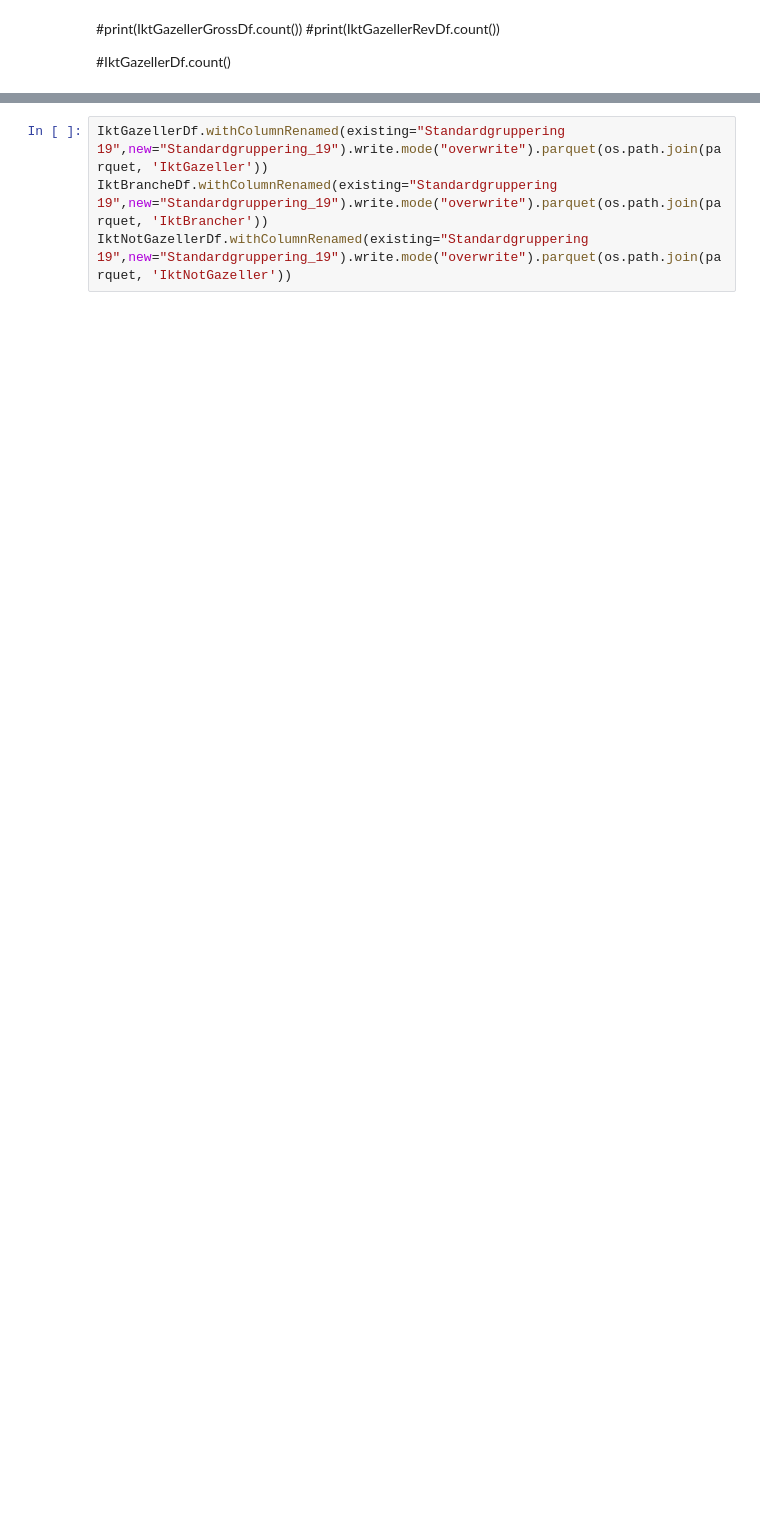
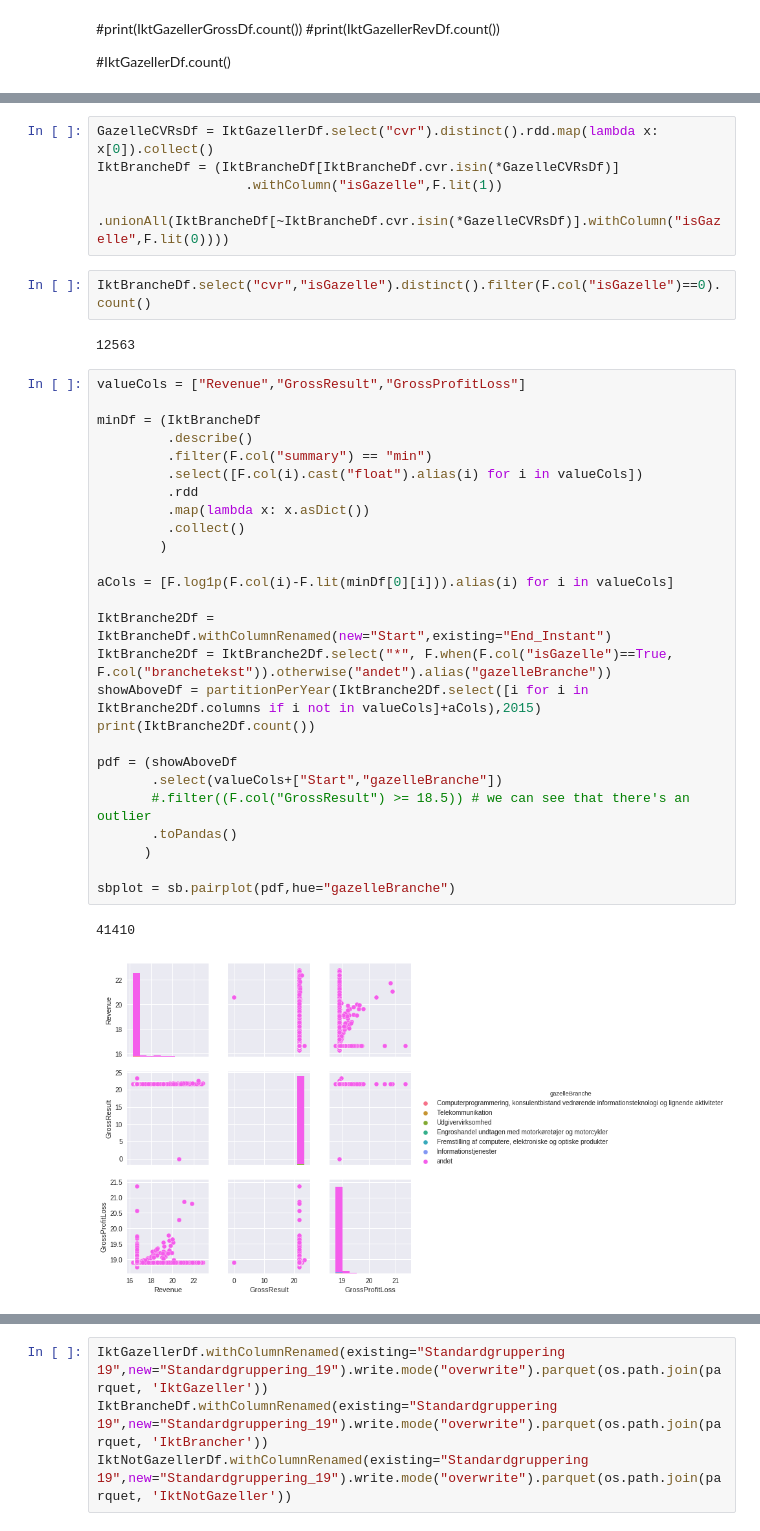
Before and after one commit to mssalvador/notebooks, a Jupyter notebook: notebooks/vaekst/VækstSprint.ipynb, the cells around one changed output, grey strips where cells are left out. Saved outputs shown, nothing was run; the diff lists cells and outputs as text; blank space fills up the shorter version.

Commit message:
Added 'isGazelle' column to IktBranchDf

```diff
--- a/notebooks/vaekst/VækstSprint.ipynb
+++ b/notebooks/vaekst/VækstSprint.ipynb
@@ -804,0 +701,38 @@ only showing top 20 rows
+# %%
+GazelleCVRsDf = IktGazellerDf.select("cvr").distinct().rdd.map(lambda x: x[0]).collect()
+IktBrancheDf = (IktBrancheDf[IktBrancheDf.cvr.isin(*GazelleCVRsDf)]
+                   .withColumn("isGazelle",F.lit(1))
+                   .unionAll(IktBrancheDf[~IktBrancheDf.cvr.isin(*GazelleCVRsDf)].withColumn("isGazelle",F.lit(0))))
+# %%
+IktBrancheDf.select("cvr","isGazelle").distinct().filter(F.col("isGazelle")==0).count()
+# %% [output]
+12563
+# %%
+valueCols = ["Revenue","GrossResult","GrossProfitLoss"]
+
+minDf = (IktBrancheDf
+         .describe()
+         .filter(F.col("summary") == "min")
+         .select([F.col(i).cast("float").alias(i) for i in valueCols])
+         .rdd
+         .map(lambda x: x.asDict())
+         .collect()
+        )
+
+aCols = [F.log1p(F.col(i)-F.lit(minDf[0][i])).alias(i) for i in valueCols]
+
+IktBranche2Df = IktBrancheDf.withColumnRenamed(new="Start",existing="End_Instant")
+IktBranche2Df = IktBranche2Df.select("*", F.when(F.col("isGazelle")==True, F.col("branchetekst")).otherwise("andet").alias("gazelleBranche"))
+showAboveDf = partitionPerYear(IktBranche2Df.select([i for i in IktBranche2Df.columns if i not in valueCols]+aCols),2015)
+print(IktBranche2Df.count())
+
+pdf = (showAboveDf
+       .select(valueCols+["Start","gazelleBranche"])
+       #.filter((F.col("GrossResult") >= 18.5)) # we can see that there's an outlier
+       .toPandas()
+      )
+
+sbplot = sb.pairplot(pdf,hue="gazelleBranche")
+# %% [output]
+41410
+[figure, added]
```
Also changed, not shown: parts of 14 cells of this notebook.
